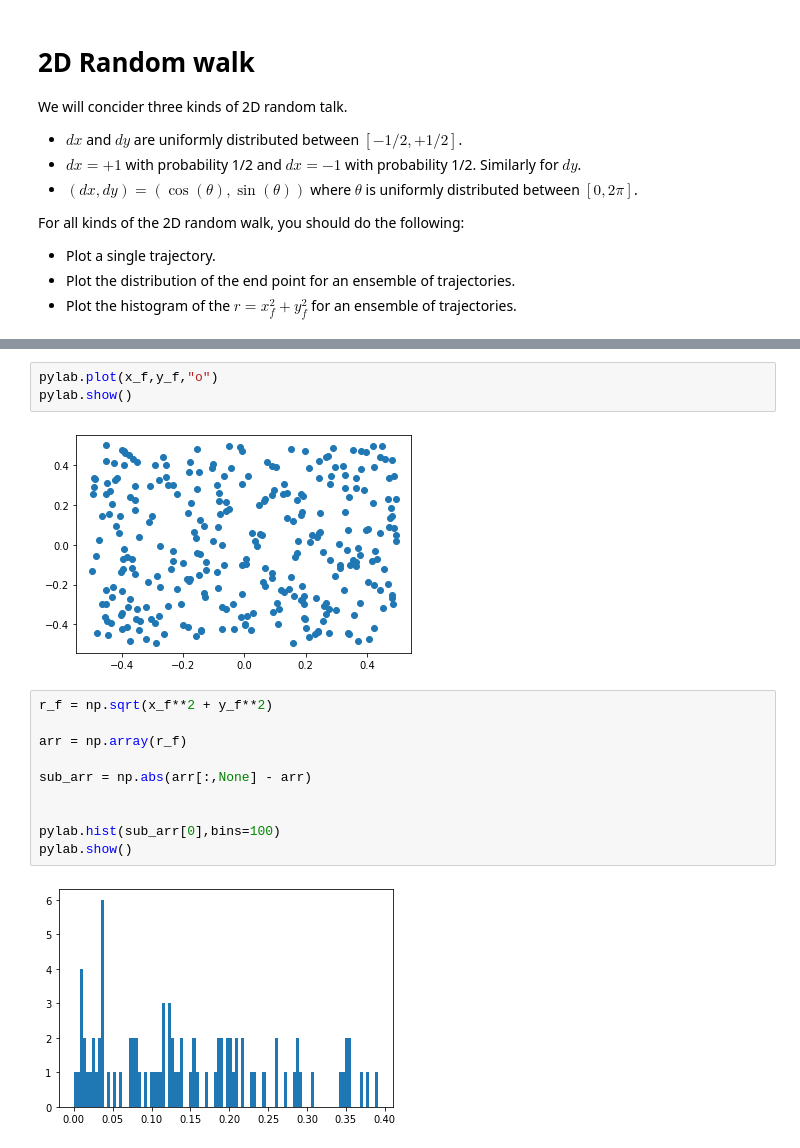
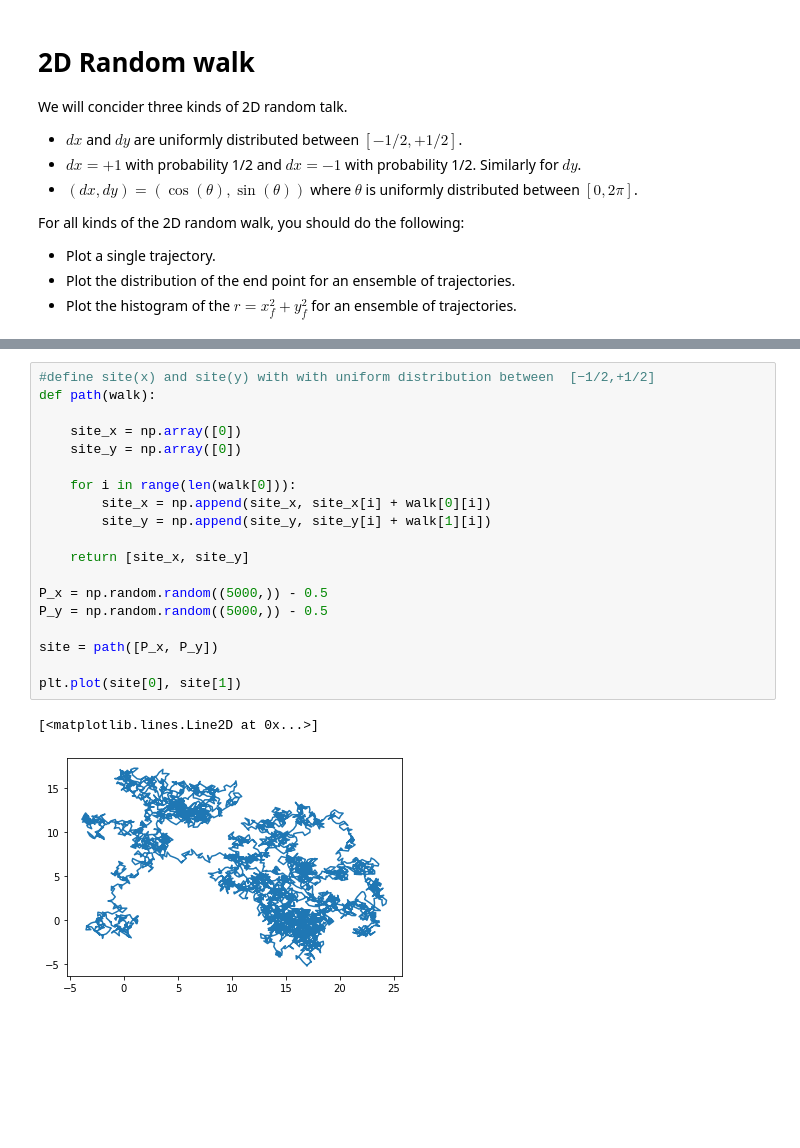
Before and after one commit to NTHU-Phys-Qubit/hw1-cyy7230, a Jupyter notebook: Problem-2.ipynb, the cells around one changed output, grey strips where cells are left out. Saved outputs shown, nothing was run; the diff lists cells and outputs as text; blank space fills up the shorter version.

```diff
--- a/Problem-2.ipynb
+++ b/Problem-2.ipynb
@@ -51,17 +18,22 @@ pylab.show()
-# %%
-pylab.plot(x_f,y_f,"o")
-pylab.show()
-# %% [output]
-[figure, removed]
-# %%
-r_f = np.sqrt(x_f**2 + y_f**2)
-
-arr = np.array(r_f)
-
-sub_arr = np.abs(arr[:,None] - arr)
-
-
-pylab.hist(sub_arr[0],bins=100)
-pylab.show()
-# %% [output]
-[figure, removed]
+# %%
+#define site(x) and site(y) with with uniform distribution between  [−1/2,+1/2]
+def path(walk):
+
+    site_x = np.array([0])
+    site_y = np.array([0])
+
+    for i in range(len(walk[0])):
+        site_x = np.append(site_x, site_x[i] + walk[0][i])
+        site_y = np.append(site_y, site_y[i] + walk[1][i])
+
+    return [site_x, site_y]
+
+P_x = np.random.random((5000,)) - 0.5
+P_y = np.random.random((5000,)) - 0.5
+
+site = path([P_x, P_y])
+
+plt.plot(site[0], site[1])
+# %% [output]
+[<matplotlib.lines.Line2D at 0x...>]
+[figure, added]
```
Also changed, not shown: parts of 13 cells of this notebook.
